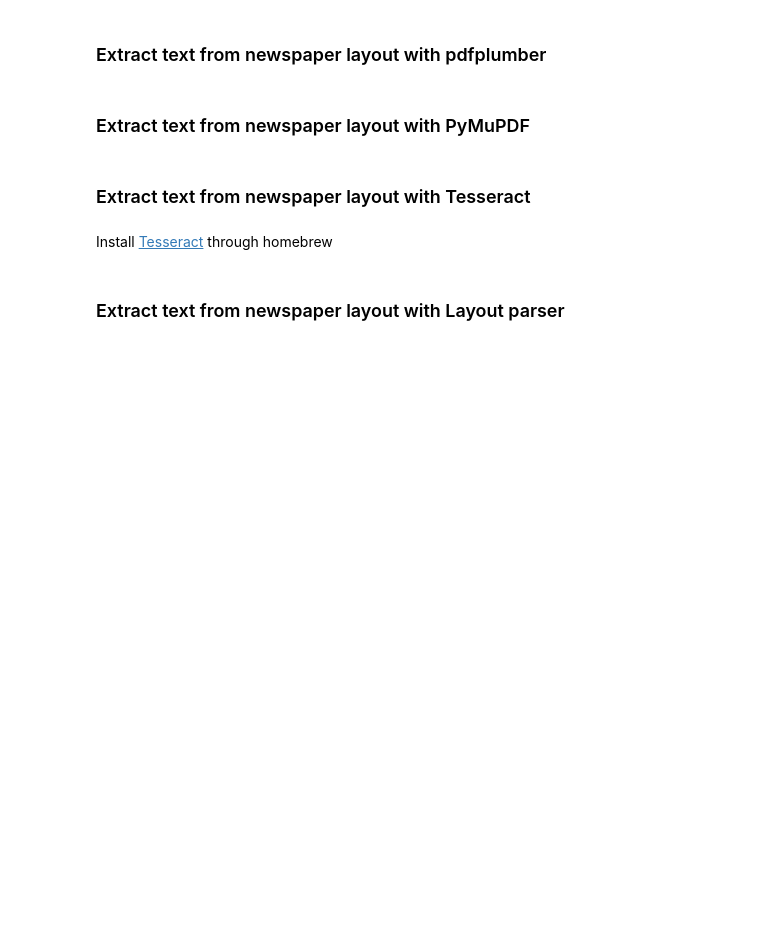
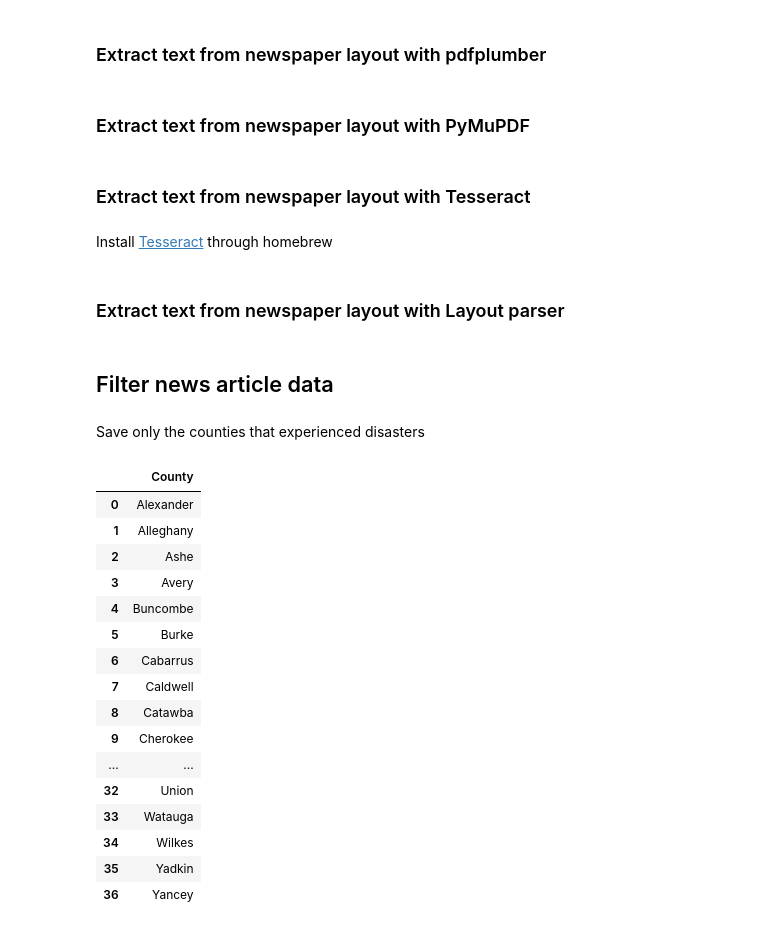
Before and after one commit to yanansun0074/helene_coverage, a Jupyter notebook: news_collection.ipynb, the cells around one changed output. Drawn from its saved outputs; the diff is of its cells as text; code cells hidden in the pictures; blank space fills up the shorter version.

```diff
--- a/news_collection.ipynb
+++ b/news_collection.ipynb
@@ -293,3 +320,7 @@ for block in detected_layout:
     segment = block.extract(pages)
     text = pytesseract.image_to_string(segment)  # OCR on each segment
     print(text)
+# %% [markdown]
+## Filter news article data
+# %% [markdown]
+Save only the counties that experienced disasters
@@ -295,0 +330,25 @@ for block in detected_layout:
+# %%
+county = pd.read_csv('helene_county_newsrooms/WNC Helene counties.csv')
+county
+
+# Clean the county name
+county['County'] = county['County'].str.replace(' (County)', '')
+county
+# %% [output]
+|  | County |
+| 0 | Alexander |
+| 1 | Alleghany |
+| 2 | Ashe |
+| 3 | Avery |
+| 4 | Buncombe |
+| 5 | Burke |
+| 6 | Cabarrus |
+| 7 | Caldwell |
+| 8 | Catawba |
+| 9 | Cherokee |
+| ... | ... |
+| 32 | Union |
+| 33 | Watauga |
+| 34 | Wilkes |
+| 35 | Yadkin |
+| 36 | Yancey |
```
Also changed, not shown: parts of 12 cells of this notebook, 8 other files.
